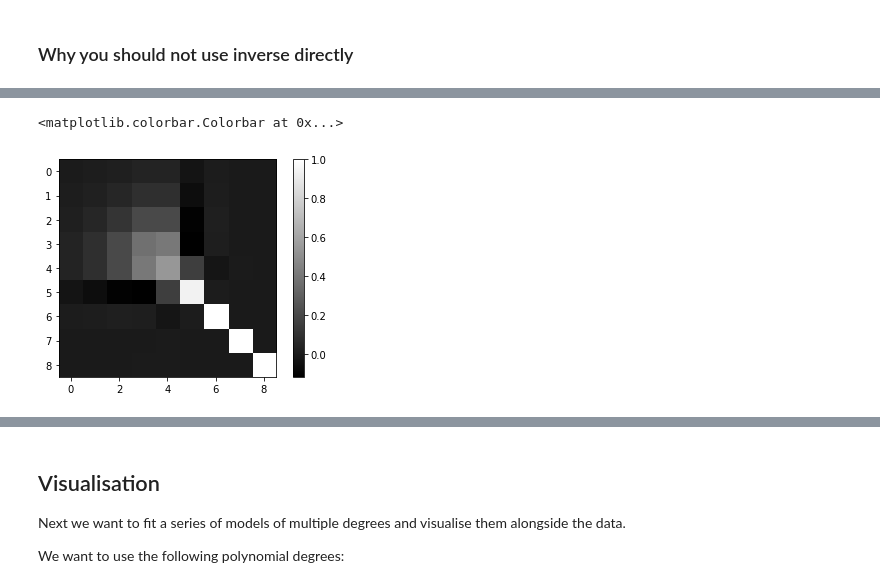
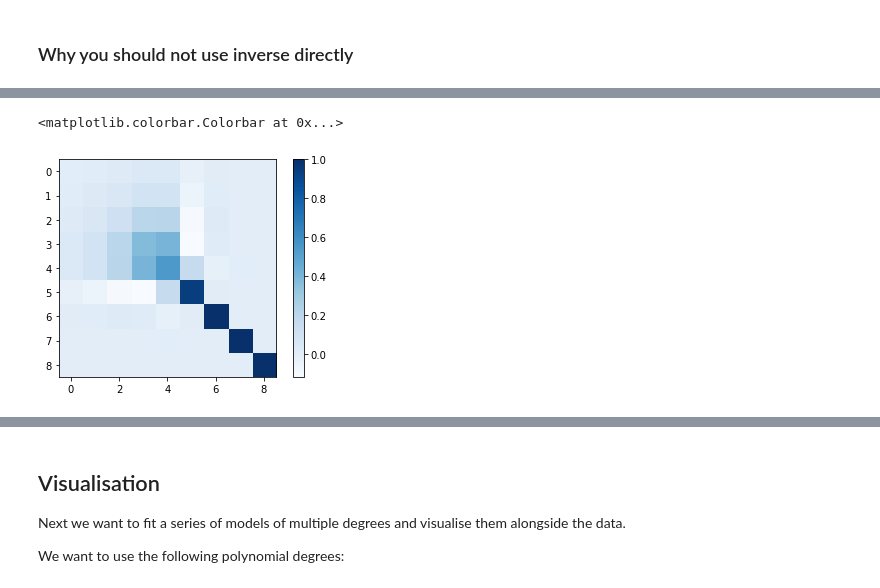
Before and after one commit to matthiasware/AGDML, a Jupyter notebook: exercise_2/solution.ipynb, the cells around one changed output, grey strips where cells are left out. Saved outputs shown, nothing was run; the diff lists cells and outputs as text; code cells hidden in the pictures.

```diff
--- a/exercise_2/solution.ipynb
+++ b/exercise_2/solution.ipynb
@@ -142,9 +145,10 @@ plt.plot(cond_numbers)
 # %%
 pX = poly(X,8)
+#pX = np.random.rand(9,30) -- as comparison
 tmp = pX@pX.T
 test = tmp@np.linalg.pinv(tmp)
-plt.imshow(test, cmap='gray')
+plt.imshow(test, cmap='Blues')
 plt.colorbar()
 # %% [output]
 <matplotlib.colorbar.Colorbar at 0x...>
-[figure, old version]
+[figure, new version]
```
Also changed, not shown: parts of 15 cells of this notebook.
